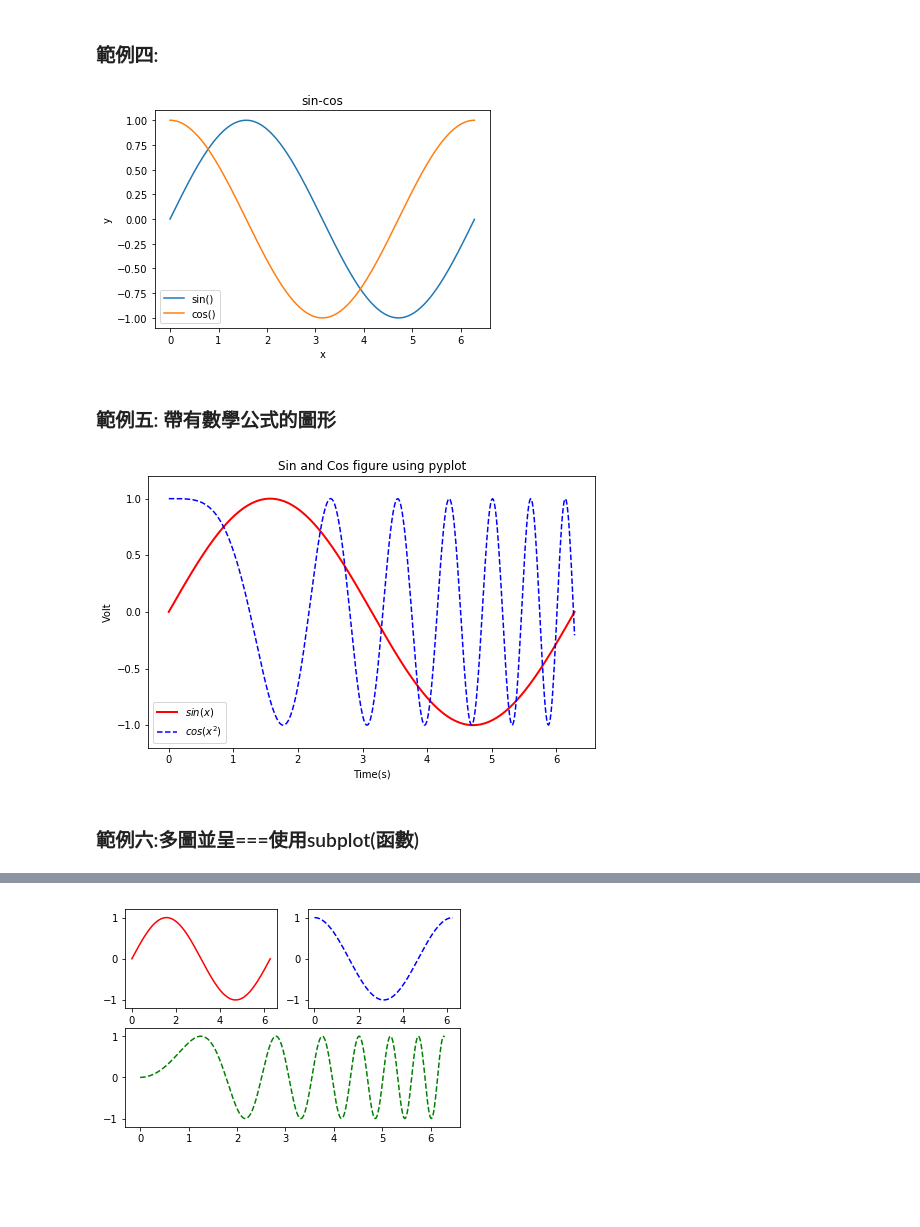
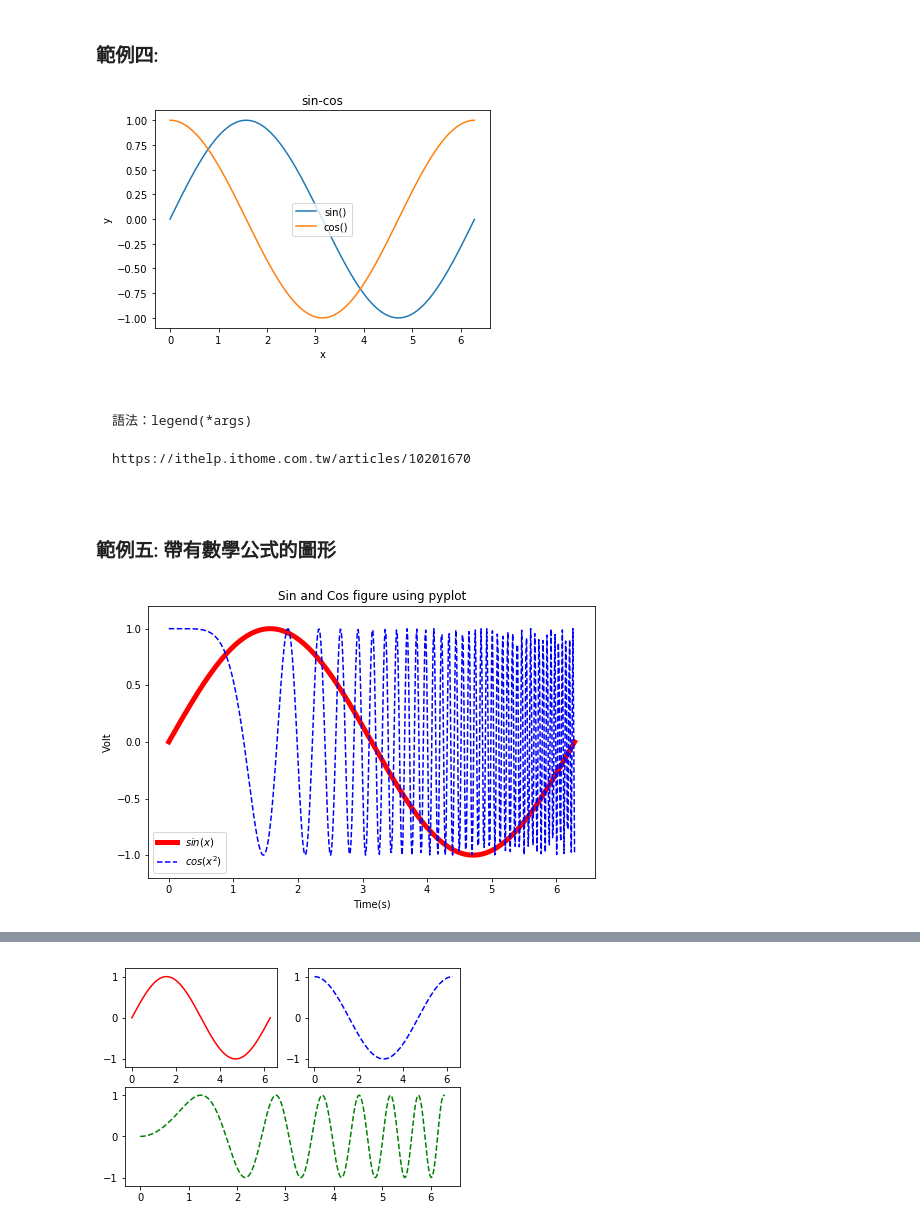
Before and after one commit to A050E108/AI4high, a Jupyter notebook: Matplotlib範例學習快速入門.ipynb, the cells around one changed output, grey strips where cells are left out. Cells and saved outputs as stored; diff of their text form; code cells hidden in the pictures; blank space fills up the shorter version.

````diff
--- a/Matplotlib範例學習快速入門.ipynb
+++ b/Matplotlib範例學習快速入門.ipynb
@@ -77,7 +93,6 @@ pl.show()
 # %%
 import numpy as np
 import pylab as pl
-import matplotlib.font_manager as fm
 
 # 產生資料
 x = np.arange(0.0, 2.0*np.pi, 0.01)
@@ -90,36 +105,47 @@ pl.plot(x, z, label='cos()')
 pl.xlabel('x')
 pl.ylabel('y')
 pl.title('sin-cos')
-pl.legend()
+
+
+pl.legend(loc='center')
+#pl.legend(loc='upper right')
+#pl.legend()
 pl.show()
 # %% [output]
-[figure, old version]
+[figure, new version]
+# %% [markdown]
+###
+```
+語法：legend(*args)
+
+https://ithelp.ithome.com.tw/articles/10201670
+
+```
 # %% [markdown]
 ### 範例五:  帶有數學公式的圖形
 # %%
 import numpy as np
 import matplotlib.pyplot as plt
 
 
 # 產生資料
 x = np.linspace(0, 2*np.pi, 500)
 y = np.sin(x)
-z = np.cos(x*x)
+#z = np.cos(x*x)
+z = np.cos(x*x*x)
 
 
 #畫圖
 plt.figure(figsize=(8,5))
 #標籤前後加上$，代表以內嵌的LaTex引擎顯示為公式
-plt.plot(x,y,label='$sin(x)$',color='red',linewidth=2)	#紅色，2個像素寬
+plt.plot(x,y,label='$sin(x)$',color='red',linewidth=5)	#紅色，2個像素寬
 plt.plot(x,z,'b--',label='$cos(x^2)$')		#b::藍色，--::虛線
 plt.xlabel('Time(s)')
 plt.ylabel('Volt')
 plt.title('Sin and Cos figure using pyplot')
 plt.ylim(-1.2,1.2)
 
 plt.legend()
 plt.show()
 # %% [output]
-[figure, old version]
+[figure, new version]
-# %% [markdown]
-### 範例六:多圖並呈===使用subplot(函數)
````
Also changed, not shown: parts of 11 cells of this notebook.
